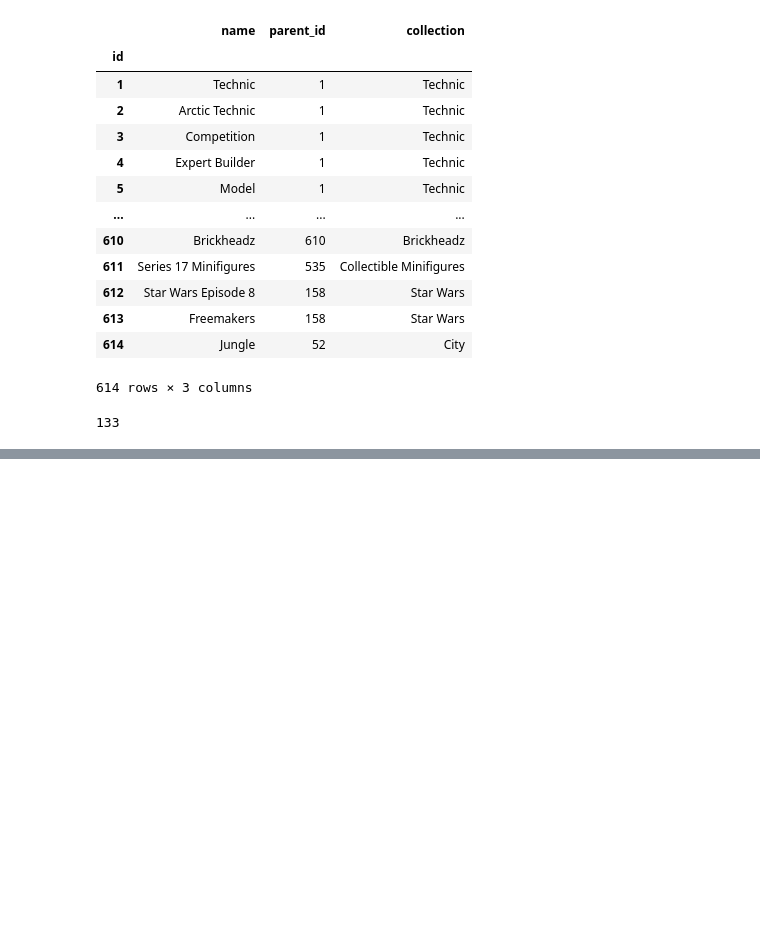
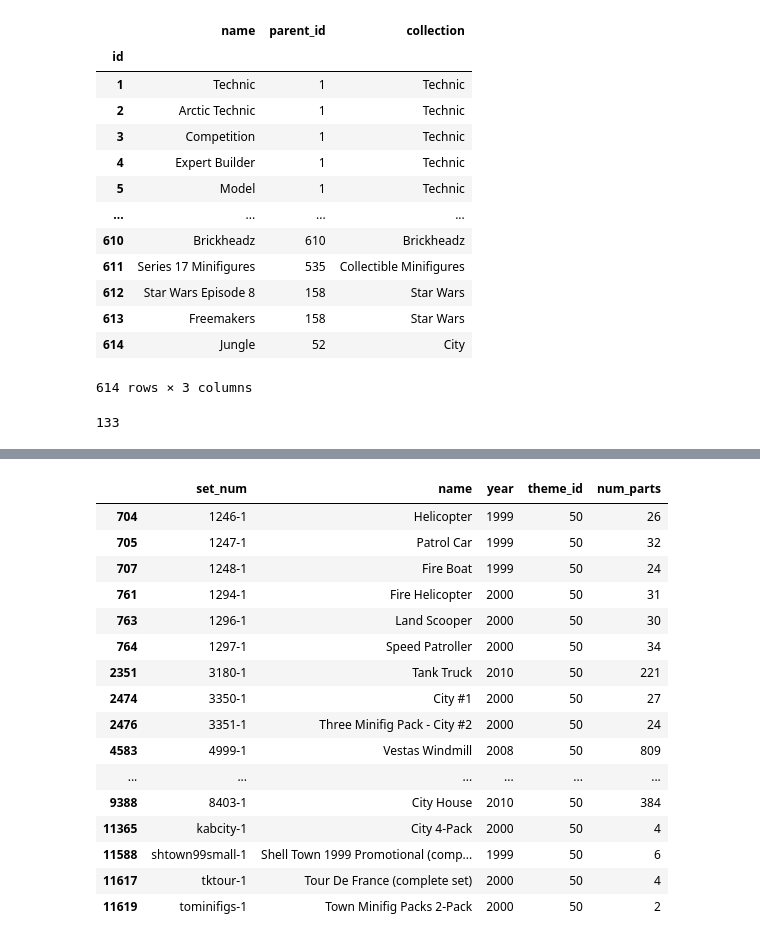
Before and after one commit to aucoeur/DS1.1-Final-Project, a Jupyter notebook: DS1.1-final-working.ipynb, the cells around one changed output, grey strips where cells are left out. Cells and saved outputs as stored; diff of their text form; code cells hidden in the pictures; blank space fills up the shorter version.

Commit message:
Preliminary explore sets & themes

```diff
--- a/DS1.1-final-working.ipynb
+++ b/DS1.1-final-working.ipynb
@@ -155,0 +186,21 @@ unique_df.to_frame()
+# %%
+df_town = df_sets[df_sets['theme_id'] == 50]
+df_town
+# %% [output]
+|  | set_num | name | year | theme_id | num_parts |
+| 704 | 1246-1 | Helicopter | 1999 | 50 | 26 |
+| 705 | 1247-1 | Patrol Car | 1999 | 50 | 32 |
+| 707 | 1248-1 | Fire Boat | 1999 | 50 | 24 |
+| 761 | 1294-1 | Fire Helicopter | 2000 | 50 | 31 |
+| 763 | 1296-1 | Land Scooper | 2000 | 50 | 30 |
+| 764 | 1297-1 | Speed Patroller | 2000 | 50 | 34 |
+| 2351 | 3180-1 | Tank Truck | 2010 | 50 | 221 |
+| 2474 | 3350-1 | City #1 | 2000 | 50 | 27 |
+| 2476 | 3351-1 | Three Minifig Pack - City #2 | 2000 | 50 | 24 |
+| 4583 | 4999-1 | Vestas Windmill | 2008 | 50 | 809 |
+| ... | ... | ... | ... | ... | ... |
+| 9388 | 8403-1 | City House | 2010 | 50 | 384 |
+| 11365 | kabcity-1 | City 4-Pack | 2000 | 50 | 4 |
+| 11588 | shtown99small-1 | Shell Town 1999 Promotional (comp... | 1999 | 50 | 6 |
+| 11617 | tktour-1 | Tour De France (complete set) | 2000 | 50 | 4 |
+| 11619 | tominifigs-1 | Town Minifig Packs 2-Pack | 2000 | 50 | 2 |
```
Also changed, not shown: parts of 13 cells of this notebook.
